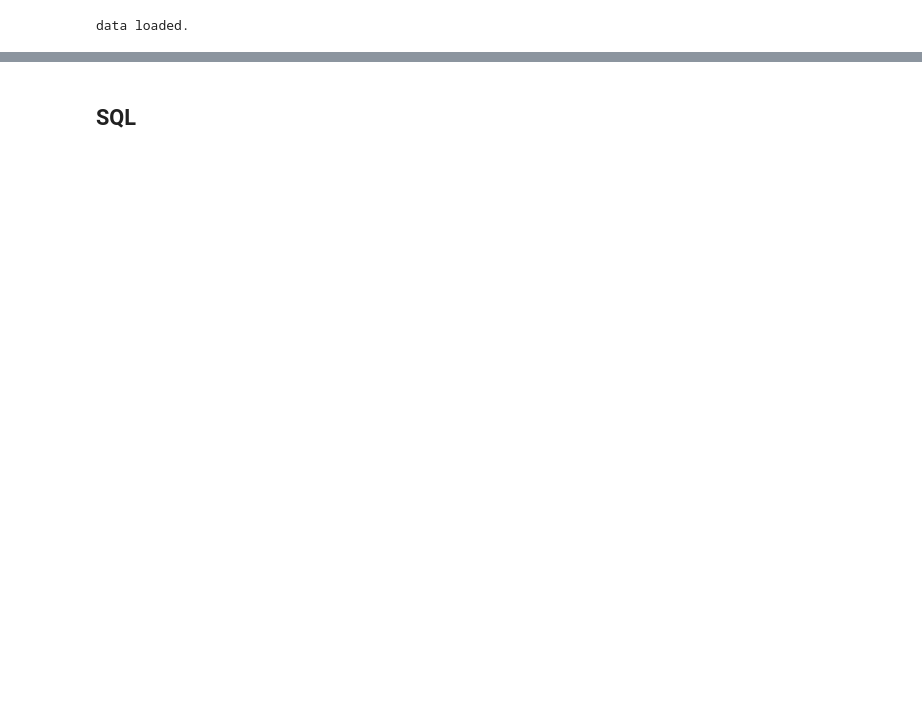
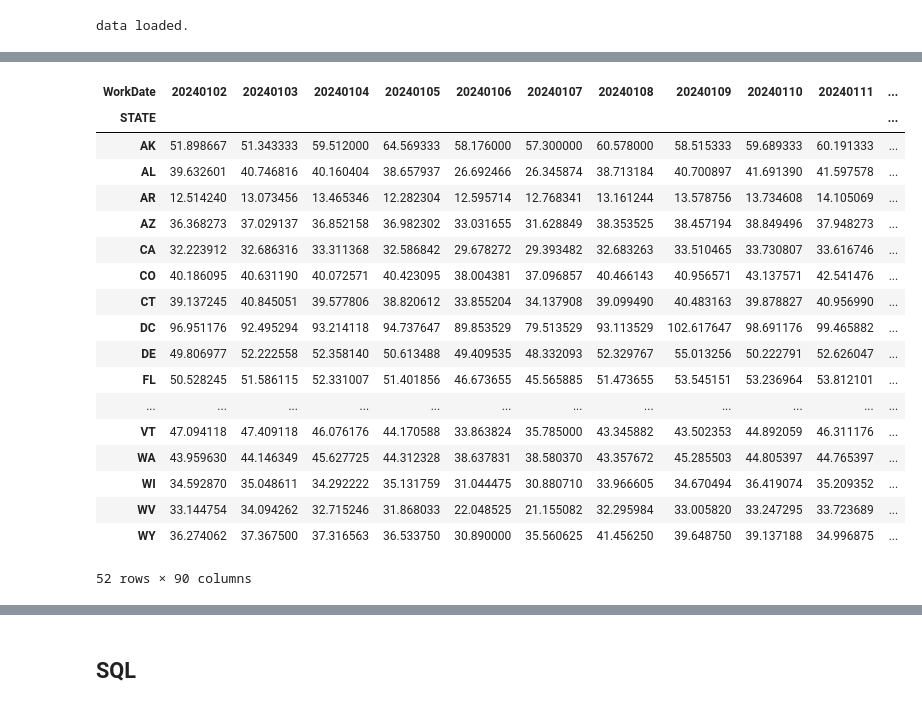
Before and after one commit to bainmatt/clipboard-report, a Jupyter notebook: notebooks/report.ipynb, the cells around one changed output, grey strips where cells are left out. Cells and saved outputs as stored; diff of their text form; code cells hidden in the pictures; blank space fills up the shorter version.

```diff
--- a/notebooks/report.ipynb
+++ b/notebooks/report.ipynb
@@ -284,0 +298,22 @@ data.describe()
+# %%
+data_pivoted.iloc[:, 1:]
+# %% [output]
+| WorkDate | 20240102 | 20240103 | 20240104 | 20240105 | 20240106 | 20240107 | 20240108 | 20240109 | 20240110 | 20240111 | ... |
+| STATE |  |  |  |  |  |  |  |  |  |  | ... |
+| AK | 51.898667 | 51.343333 | 59.512000 | 64.569333 | 58.176000 | 57.300000 | 60.578000 | 58.515333 | 59.689333 | 60.191333 | ... |
+| AL | 39.632601 | 40.746816 | 40.160404 | 38.657937 | 26.692466 | 26.345874 | 38.713184 | 40.700897 | 41.691390 | 41.597578 | ... |
+| AR | 12.514240 | 13.073456 | 13.465346 | 12.282304 | 12.595714 | 12.768341 | 13.161244 | 13.578756 | 13.734608 | 14.105069 | ... |
+| AZ | 36.368273 | 37.029137 | 36.852158 | 36.982302 | 33.031655 | 31.628849 | 38.353525 | 38.457194 | 38.849496 | 37.948273 | ... |
+| CA | 32.223912 | 32.686316 | 33.311368 | 32.586842 | 29.678272 | 29.393482 | 32.683263 | 33.510465 | 33.730807 | 33.616746 | ... |
+| CO | 40.186095 | 40.631190 | 40.072571 | 40.423095 | 38.004381 | 37.096857 | 40.466143 | 40.956571 | 43.137571 | 42.541476 | ... |
+| CT | 39.137245 | 40.845051 | 39.577806 | 38.820612 | 33.855204 | 34.137908 | 39.099490 | 40.483163 | 39.878827 | 40.956990 | ... |
+| DC | 96.951176 | 92.495294 | 93.214118 | 94.737647 | 89.853529 | 79.513529 | 93.113529 | 102.617647 | 98.691176 | 99.465882 | ... |
+| DE | 49.806977 | 52.222558 | 52.358140 | 50.613488 | 49.409535 | 48.332093 | 52.329767 | 55.013256 | 50.222791 | 52.626047 | ... |
+| FL | 50.528245 | 51.586115 | 52.331007 | 51.401856 | 46.673655 | 45.565885 | 51.473655 | 53.545151 | 53.236964 | 53.812101 | ... |
+| ... | ... | ... | ... | ... | ... | ... | ... | ... | ... | ... | ... |
+| VT | 47.094118 | 47.409118 | 46.076176 | 44.170588 | 33.863824 | 35.785000 | 43.345882 | 43.502353 | 44.892059 | 46.311176 | ... |
+| WA | 43.959630 | 44.146349 | 45.627725 | 44.312328 | 38.637831 | 38.580370 | 43.357672 | 45.285503 | 44.805397 | 44.765397 | ... |
+| WI | 34.592870 | 35.048611 | 34.292222 | 35.131759 | 31.044475 | 30.880710 | 33.966605 | 34.670494 | 36.419074 | 35.209352 | ... |
+| WV | 33.144754 | 34.094262 | 32.715246 | 31.868033 | 22.048525 | 21.155082 | 32.295984 | 33.005820 | 33.247295 | 33.723689 | ... |
+| WY | 36.274062 | 37.367500 | 37.316563 | 36.533750 | 30.890000 | 35.560625 | 41.456250 | 39.648750 | 39.137188 | 34.996875 | ... |
+52 rows × 90 columns
```
Also changed, not shown: parts of 49 cells of this notebook, 8 other files.
